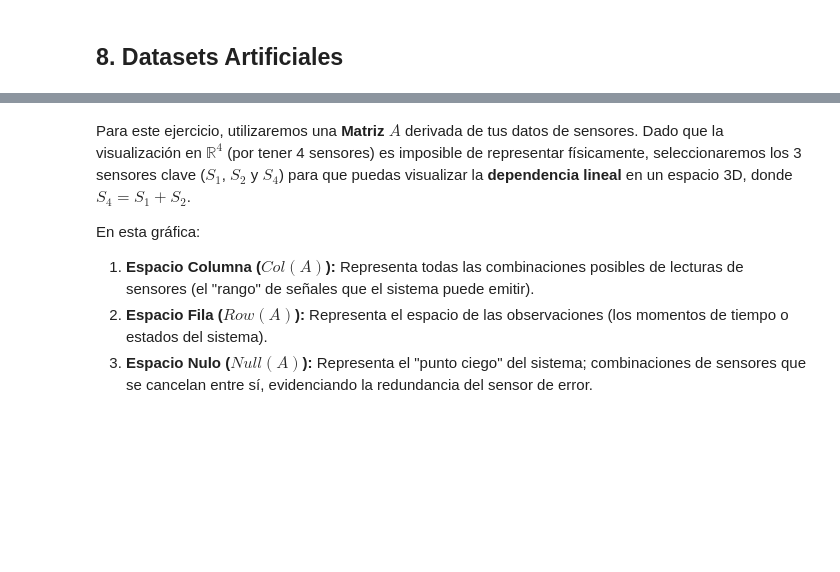
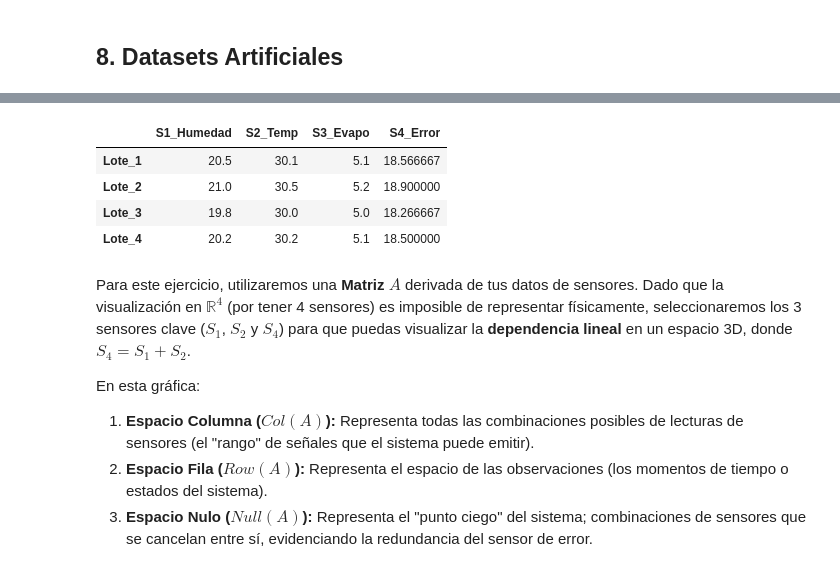
Before and after one commit to marco-canas/linear_algebra, a Jupyter notebook: 3_clases_segun_clara_mejia_laverde/1_cap/6_modulo/06_subespacios_matriz.ipynb, the cells around one changed output, grey strips where cells are left out. Drawn from its saved outputs; the diff is of its cells as text; code cells hidden in the pictures; blank space fills up the shorter version.

```diff
--- a/3_clases_segun_clara_mejia_laverde/1_cap/6_modulo/06_subespacios_matriz.ipynb
+++ b/3_clases_segun_clara_mejia_laverde/1_cap/6_modulo/06_subespacios_matriz.ipynb
@@ -2800,0 +2905,10 @@ df_sensores
+# %%
+df_sensores['S4_Error'] = (df_sensores['S1_Humedad'] + df_sensores['S2_Temp']+ df_sensores['S3_Evapo'])/3
+# %%
+df_sensores
+# %% [output]
+|  | S1_Humedad | S2_Temp | S3_Evapo | S4_Error |
+| Lote_1 | 20.5 | 30.1 | 5.1 | 18.566667 |
+| Lote_2 | 21.0 | 30.5 | 5.2 | 18.900000 |
+| Lote_3 | 19.8 | 30.0 | 5.0 | 18.266667 |
+| Lote_4 | 20.2 | 30.2 | 5.1 | 18.500000 |
```
Also changed, not shown: parts of 20 cells of this notebook, 1 other file.
